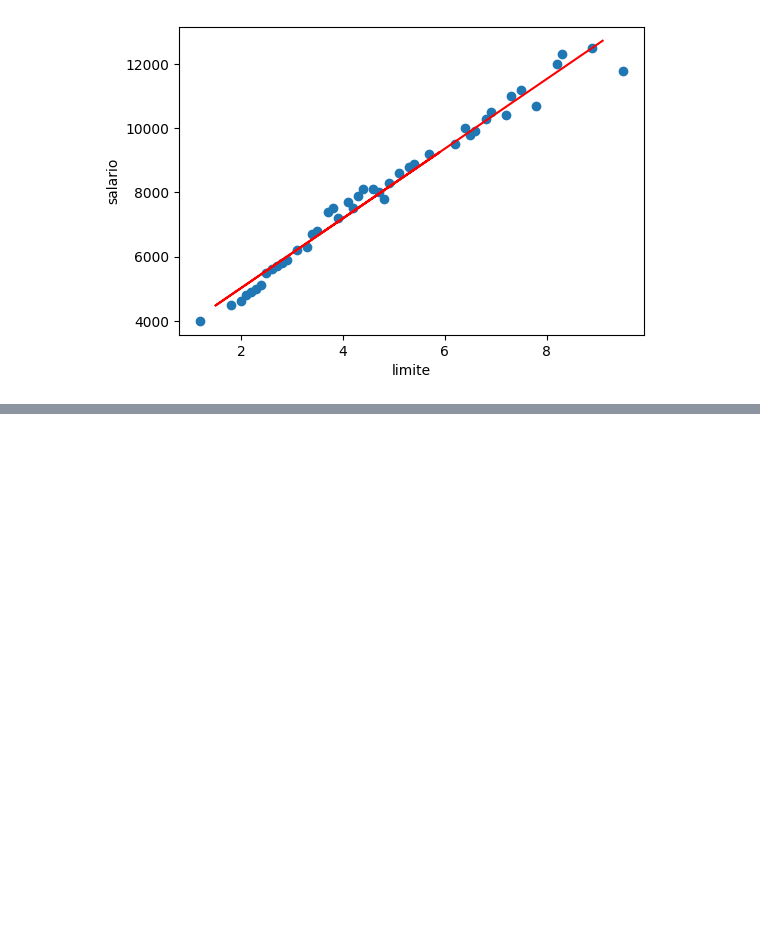
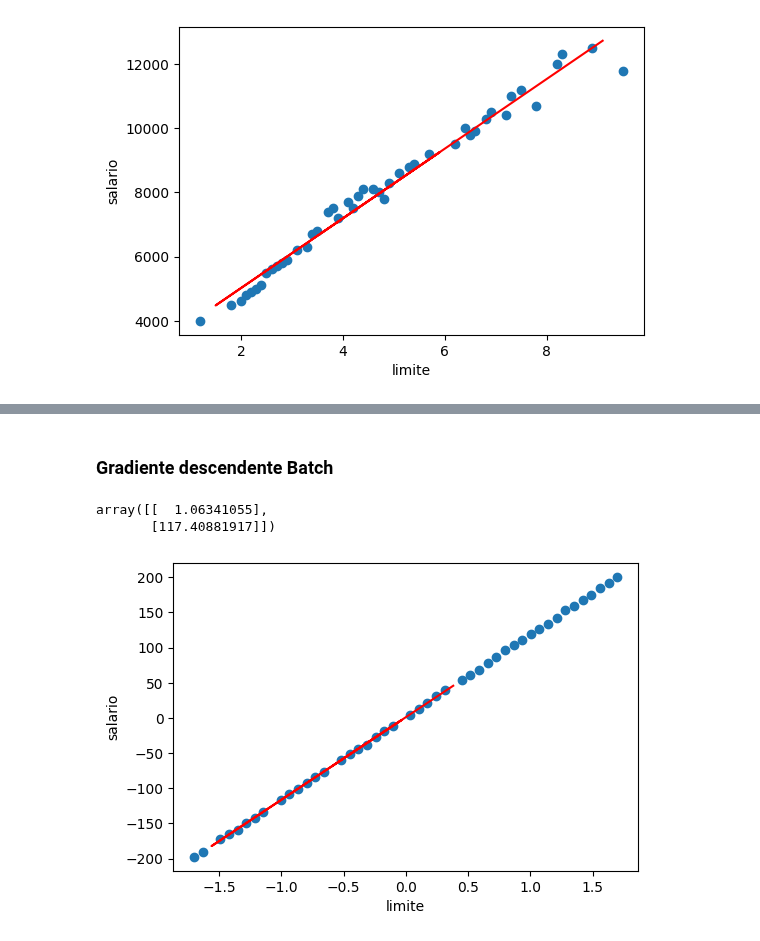
Before and after one commit to kaladabrio2020/livro-aprendizado-de-maquina-sklearn-keras-tf, a Jupyter notebook: Parte I..: Os Conceitos Básicos de Aprendizado de Máquina/Capítulo 4 - Treinando Modelos/RegressãoLinear.ipynb, the cells around one changed output, grey strips where cells are left out. Drawn from its saved outputs; the diff is of its cells as text; code cells hidden in the pictures; blank space fills up the shorter version.

```diff
--- a/Parte I..: Os Conceitos Básicos de Aprendizado de Máquina/Capítulo 4 - Treinando Modelos/RegressãoLinear.ipynb
+++ b/Parte I..: Os Conceitos Básicos de Aprendizado de Máquina/Capítulo 4 - Treinando Modelos/RegressãoLinear.ipynb
@@ -154,0 +168,2 @@ Mean_Absolute_Error(pred,ytest),Mean_Squared_Error(pred,ytest),R2(pred,ytest)
+# %% [markdown]
+### Gradiente descendente Batch
@@ -154,0 +201,21 @@ Mean_Absolute_Error(pred,ytest),Mean_Squared_Error(pred,ytest),R2(pred,ytest)
+# %%
+
+from sklearn.preprocessing import StandardScaler
+
+xtrain , xtest , ytrain , ytest = train_test_split(StandardScaler().fit_transform(x.reshape(-1,1)),y.reshape(-1,1),test_size=5)
+# %%
+GradBatch = GradienteBatch(eta=0.01,maxIter=10000)
+GradBatch.fit(xtrain,ytrain)
+# %% [output]
+array([[  1.06341055],
+       [117.40881917]])
+# %%
+pred = GradBatch.predict(xtest)
+# %%
+plt.figure(figsize=(6,4))
+plt.scatter(xtrain,ytrain);
+plt.plot(xtest,pred,'red')
+plt.ylabel('salario');plt.xlabel('limite')
+plt.show()
+# %% [output]
+[figure, added]
```
Also changed, not shown: parts of 6 cells of this notebook, 2 other files.
